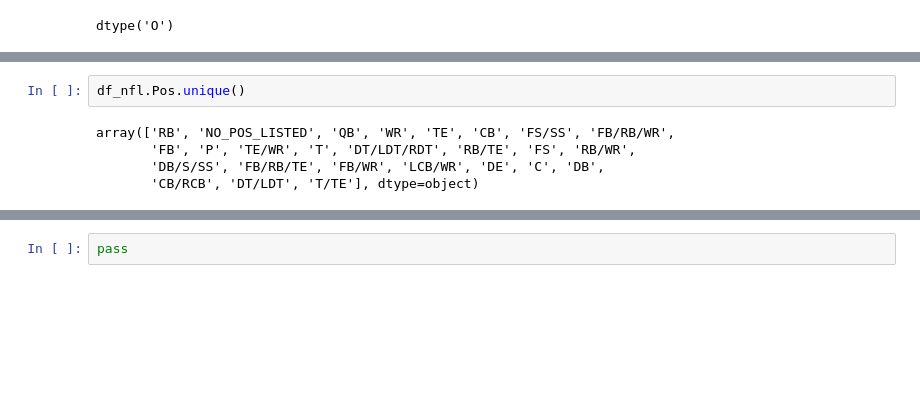
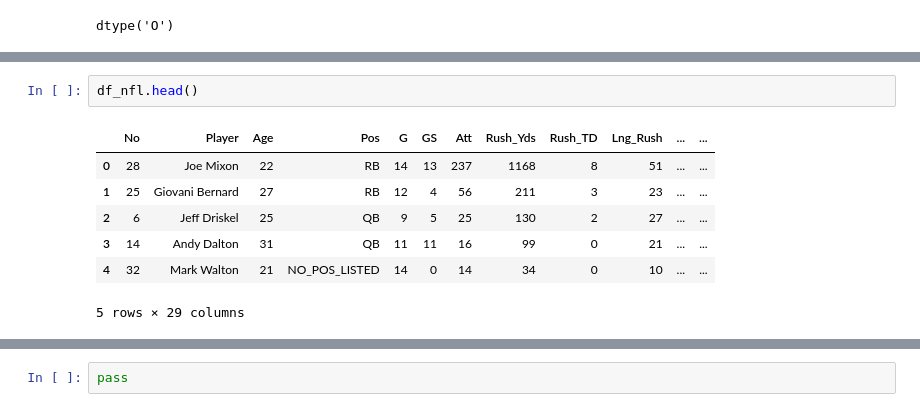
Before and after one commit to alou127/ds_projects, a Jupyter notebook: lou_nfl_project2.ipynb, the cells around one changed output, grey strips where cells are left out. Drawn from its saved outputs; the diff is of its cells as text; blank space fills up the shorter version.

```diff
--- a/lou_nfl_project2.ipynb
+++ b/lou_nfl_project2.ipynb
@@ -509,7 +516,10 @@ See the caveats in the documentation: http://pandas.pydata.org/pandas-docs/stabl
-# %%
-df_nfl.Pos.unique()
-# %% [output]
-array(['RB', 'NO_POS_LISTED', 'QB', 'WR', 'TE', 'CB', 'FS/SS', 'FB/RB/WR',
-       'FB', 'P', 'TE/WR', 'T', 'DT/LDT/RDT', 'RB/TE', 'FS', 'RB/WR',
-       'DB/S/SS', 'FB/RB/TE', 'FB/WR', 'LCB/WR', 'DE', 'C', 'DB',
-       'CB/RCB', 'DT/LDT', 'T/TE'], dtype=object)
+# %%
+df_nfl.head()
+# %% [output]
+|  | No | Player | Age | Pos | G | GS | Att | Rush_Yds | Rush_TD | Lng_Rush | ... | ... |
+| 0 | 28 | Joe Mixon | 22 | RB | 14 | 13 | 237 | 1168 | 8 | 51 | ... | ... |
+| 1 | 25 | Giovani Bernard | 27 | RB | 12 | 4 | 56 | 211 | 3 | 23 | ... | ... |
+| 2 | 6 | Jeff Driskel | 25 | QB | 9 | 5 | 25 | 130 | 2 | 27 | ... | ... |
+| 3 | 14 | Andy Dalton | 31 | QB | 11 | 11 | 16 | 99 | 0 | 21 | ... | ... |
+| 4 | 32 | Mark Walton | 21 | NO_POS_LISTED | 14 | 0 | 14 | 34 | 0 | 10 | ... | ... |
+5 rows × 29 columns
```
Also changed, not shown: parts of 62 cells of this notebook.
